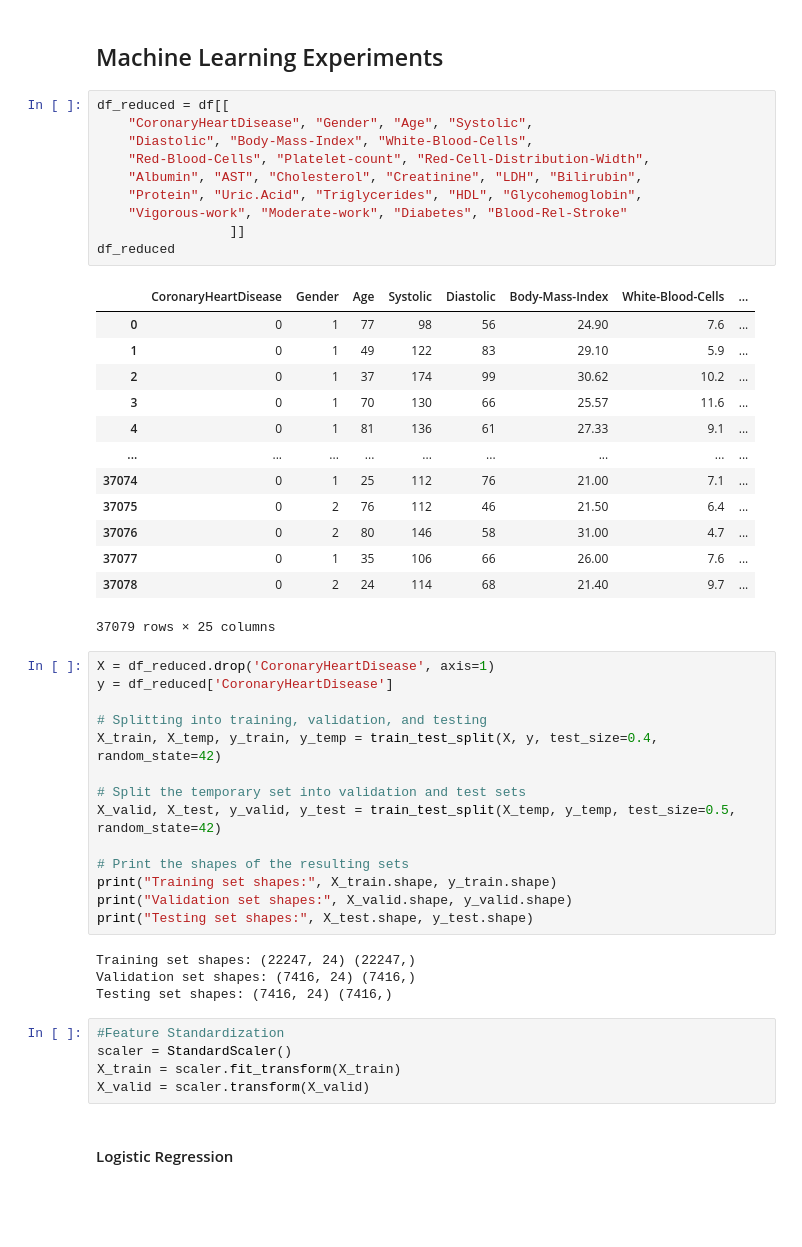
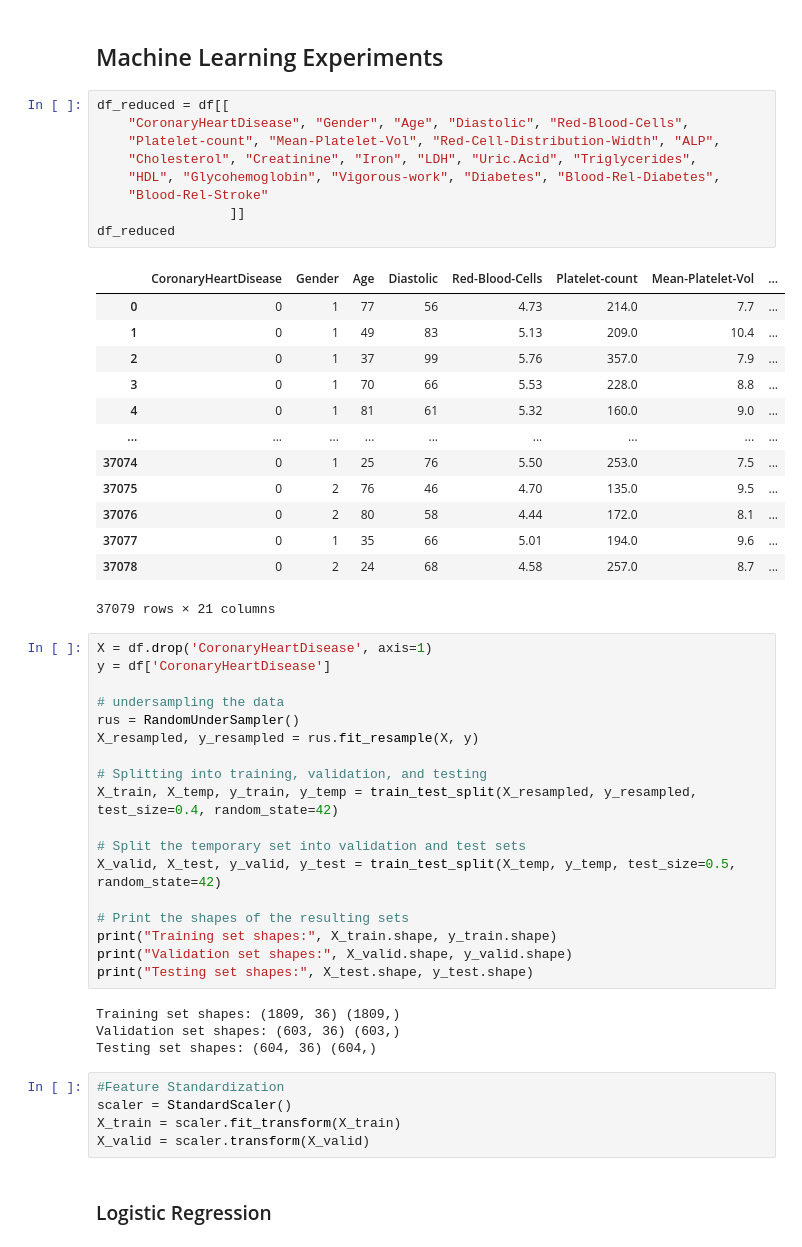
Before and after one commit to JackBenadon/DS340W_Group22, a Jupyter notebook: data_preprocessing_Marc.ipynb, the cells around one changed output. Cells and saved outputs as stored; diff of their text form; blank space fills up the shorter version.

Commit message:
Fixed data imbalance through undersampling

```diff
--- a/data_preprocessing_Marc.ipynb
+++ b/data_preprocessing_Marc.ipynb
@@ -116,34 +122,37 @@ dtype: float64
 ## Machine Learning Experiments
 # %%
 df_reduced = df[[
-    "CoronaryHeartDisease", "Gender", "Age", "Systolic",
-    "Diastolic", "Body-Mass-Index", "White-Blood-Cells",
-    "Red-Blood-Cells", "Platelet-count", "Red-Cell-Distribution-Width",
-    "Albumin", "AST", "Cholesterol", "Creatinine", "LDH", "Bilirubin",
-    "Protein", "Uric.Acid", "Triglycerides", "HDL", "Glycohemoglobin",
-    "Vigorous-work", "Moderate-work", "Diabetes", "Blood-Rel-Stroke"
+    "CoronaryHeartDisease", "Gender", "Age", "Diastolic", "Red-Blood-Cells",
+    "Platelet-count", "Mean-Platelet-Vol", "Red-Cell-Distribution-Width", "ALP",
+    "Cholesterol", "Creatinine", "Iron", "LDH", "Uric.Acid", "Triglycerides",
+    "HDL", "Glycohemoglobin", "Vigorous-work", "Diabetes", "Blood-Rel-Diabetes",
+    "Blood-Rel-Stroke"
                  ]]
 df_reduced
 # %% [output]
-|  | CoronaryHeartDisease | Gender | Age | Systolic | Diastolic | Body-Mass-Index | White-Blood-Cells | ... |
-| 0 | 0 | 1 | 77 | 98 | 56 | 24.90 | 7.6 | ... |
-| 1 | 0 | 1 | 49 | 122 | 83 | 29.10 | 5.9 | ... |
-| 2 | 0 | 1 | 37 | 174 | 99 | 30.62 | 10.2 | ... |
-| 3 | 0 | 1 | 70 | 130 | 66 | 25.57 | 11.6 | ... |
-| 4 | 0 | 1 | 81 | 136 | 61 | 27.33 | 9.1 | ... |
+|  | CoronaryHeartDisease | Gender | Age | Diastolic | Red-Blood-Cells | Platelet-count | Mean-Platelet-Vol | ... |
+| 0 | 0 | 1 | 77 | 56 | 4.73 | 214.0 | 7.7 | ... |
+| 1 | 0 | 1 | 49 | 83 | 5.13 | 209.0 | 10.4 | ... |
+| 2 | 0 | 1 | 37 | 99 | 5.76 | 357.0 | 7.9 | ... |
+| 3 | 0 | 1 | 70 | 66 | 5.53 | 228.0 | 8.8 | ... |
+| 4 | 0 | 1 | 81 | 61 | 5.32 | 160.0 | 9.0 | ... |
 | ... | ... | ... | ... | ... | ... | ... | ... | ... |
-| 37074 | 0 | 1 | 25 | 112 | 76 | 21.00 | 7.1 | ... |
-| 37075 | 0 | 2 | 76 | 112 | 46 | 21.50 | 6.4 | ... |
-| 37076 | 0 | 2 | 80 | 146 | 58 | 31.00 | 4.7 | ... |
-| 37077 | 0 | 1 | 35 | 106 | 66 | 26.00 | 7.6 | ... |
-| 37078 | 0 | 2 | 24 | 114 | 68 | 21.40 | 9.7 | ... |
+| 37074 | 0 | 1 | 25 | 76 | 5.50 | 253.0 | 7.5 | ... |
+| 37075 | 0 | 2 | 76 | 46 | 4.70 | 135.0 | 9.5 | ... |
+| 37076 | 0 | 2 | 80 | 58 | 4.44 | 172.0 | 8.1 | ... |
+| 37077 | 0 | 1 | 35 | 66 | 5.01 | 194.0 | 9.6 | ... |
+| 37078 | 0 | 2 | 24 | 68 | 4.58 | 257.0 | 8.7 | ... |
-37079 rows × 25 columns
+37079 rows × 21 columns
 # %%
-X = df_reduced.drop('CoronaryHeartDisease', axis=1)
-y = df_reduced['CoronaryHeartDisease']
+X = df.drop('CoronaryHeartDisease', axis=1)
+y = df['CoronaryHeartDisease']
+
+# undersampling the data
+rus = RandomUnderSampler()
+X_resampled, y_resampled = rus.fit_resample(X, y)
 
 # Splitting into training, validation, and testing
-X_train, X_temp, y_train, y_temp = train_test_split(X, y, test_size=0.4, random_state=42)
+X_train, X_temp, y_train, y_temp = train_test_split(X_resampled, y_resampled, test_size=0.4, random_state=42)
 
 # Split the temporary set into validation and test sets
 X_valid, X_test, y_valid, y_test = train_test_split(X_temp, y_temp, test_size=0.5, random_state=42)
@@ -153,14 +162,14 @@ print("Training set shapes:", X_train.shape, y_train.shape)
 print("Validation set shapes:", X_valid.shape, y_valid.shape)
 print("Testing set shapes:", X_test.shape, y_test.shape)
 # %% [output]
-Training set shapes: (22247, 24) (22247,)
-Validation set shapes: (7416, 24) (7416,)
-Testing set shapes: (7416, 24) (7416,)
+Training set shapes: (1809, 36) (1809,)
+Validation set shapes: (603, 36) (603,)
+Testing set shapes: (604, 36) (604,)
 # %%
 #Feature Standardization
 scaler = StandardScaler()
 X_train = scaler.fit_transform(X_train)
 X_valid = scaler.transform(X_valid)
 # %% [markdown]
-#### Logistic Regression
+### Logistic Regression
 # %%
```
Also changed, not shown: parts of 8 cells of this notebook.
